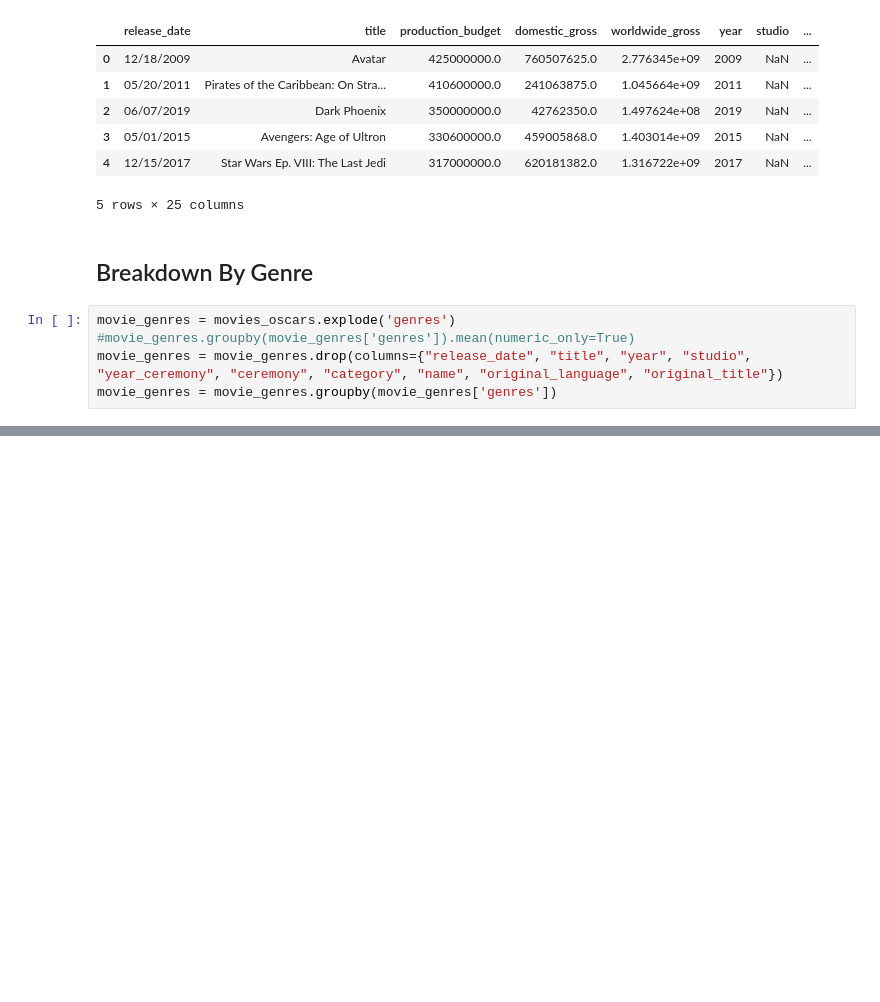
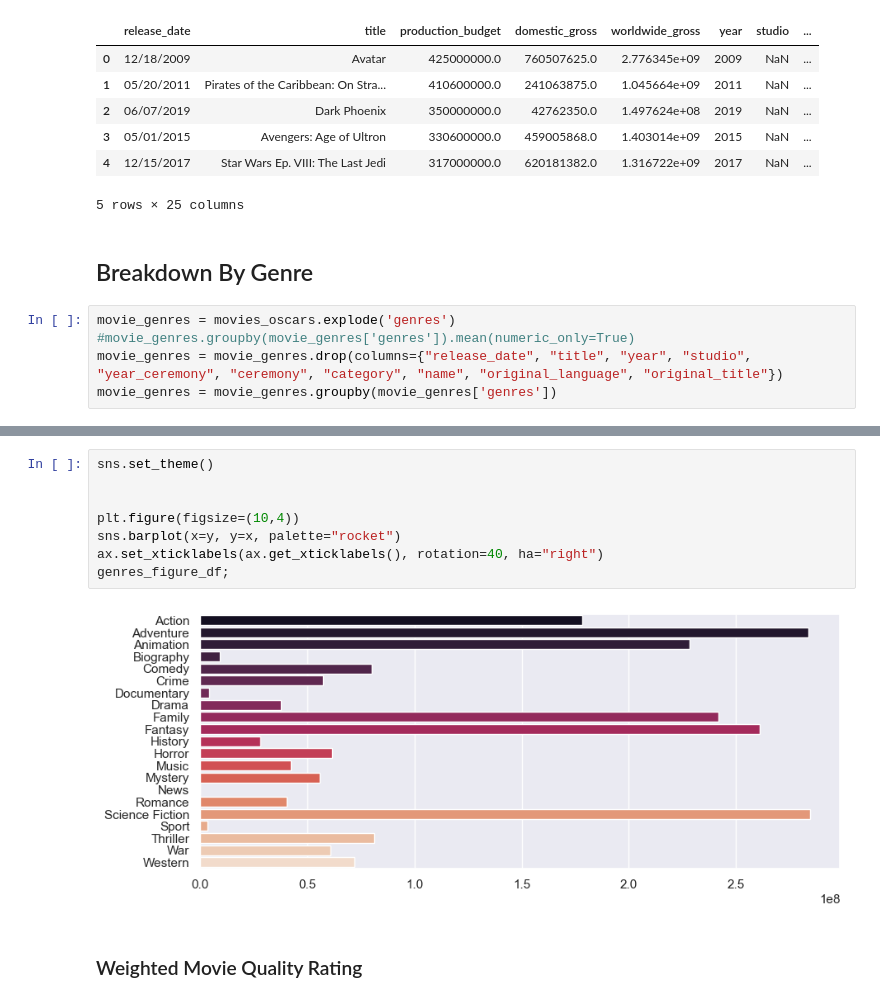
Before and after one commit to gjimmyq/C-H-Film-Productions, a Jupyter notebook: oscars.ipynb, the cells around one changed output, grey strips where cells are left out. Drawn from its saved outputs; the diff is of its cells as text; blank space fills up the shorter version.

```diff
--- a/oscars.ipynb
+++ b/oscars.ipynb
@@ -547 +545,13 @@ genres_figure_df
 [figure]
+# %%
+sns.set_theme()
+
+
+plt.figure(figsize=(10,4))
+sns.barplot(x=y, y=x, palette="rocket")
+ax.set_xticklabels(ax.get_xticklabels(), rotation=40, ha="right")
+genres_figure_df;
+# %% [output]
+[figure, added]
+# %% [markdown]
+### Weighted Movie Quality Rating
```
Also changed, not shown: parts of 12 cells of this notebook.
